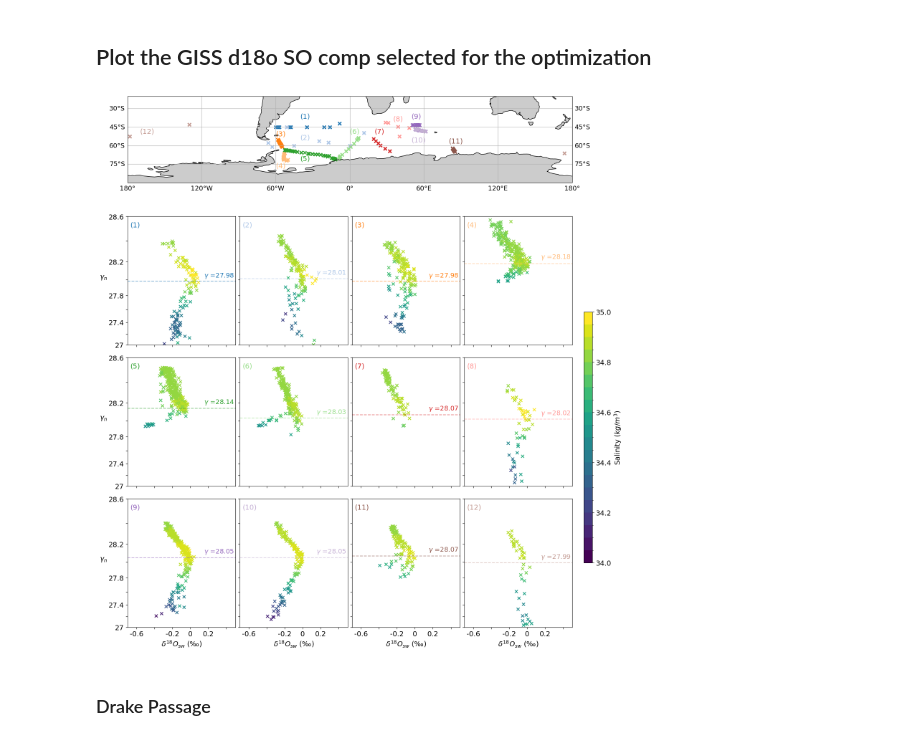
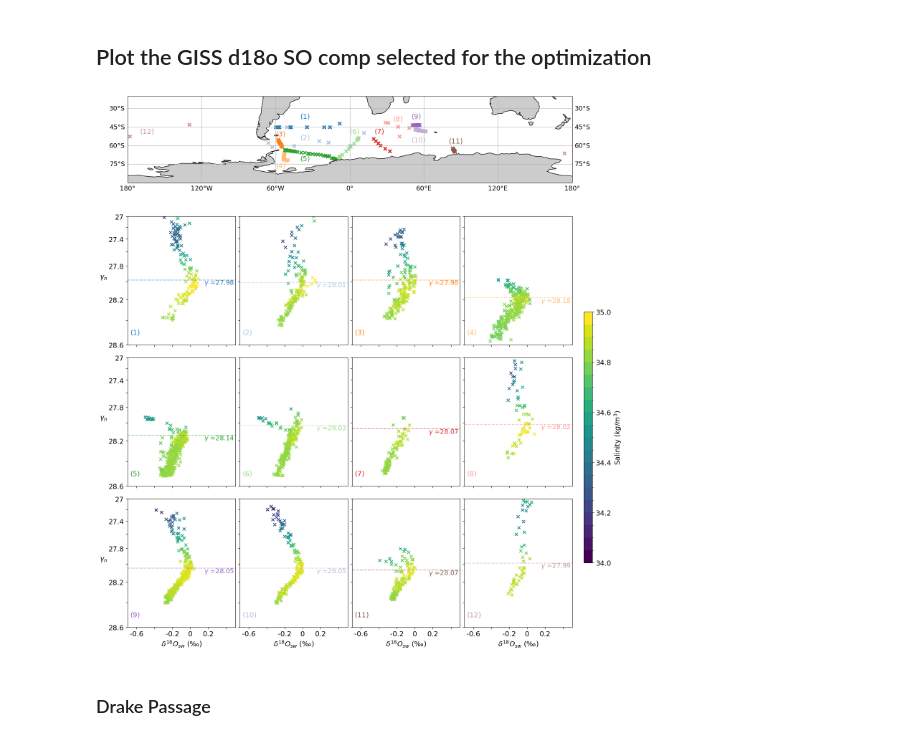
Before and after one commit to brumillet/d18o-southern-ocean, a Jupyter notebook: notebooks/optimization_fractions.ipynb, the cells around one changed output. Saved outputs shown, nothing was run; the diff lists cells and outputs as text; code cells hidden in the pictures.

```diff
--- a/notebooks/optimization_fractions.ipynb
+++ b/notebooks/optimization_fractions.ipynb
@@ -115,35 +115,36 @@ dfs2 = uf.create_dfs(aux2)
 fig = plt.figure(figsize = (16, 20)); gs = fig.add_gridspec(4, 4, wspace = 0.04, hspace = 0.1); font = 14
 
 ax = fig.add_subplot(gs[0, :], projection=ccrs.PlateCarree())
 ax.coastlines(resolution='110m'); gl = ax.gridlines(draw_labels = {'bottom': 'x', 'right': 'y', 'left': 'y'}, ylocs = [-90 + 15 * i for i in range(5)])
 ax.add_feature(cfeature.LAND, facecolor="0.8", edgecolor="none", zorder=0)
 gl.xlabel_style = {'size': font - 1}; gl.ylabel_style = {'size': font - 1}; ax.set_ylim(-90, -20); ax.set_xlim(-180, 180); couleurs = plt.cm.tab20(range(12))
 for i in range(12):
     ax.scatter(dfs2[i]['Longitude'], dfs2[i]['Latitude'], color = couleurs[i], marker = 'x')
     ax.text(uf.coords_dataset[i][0], uf.coords_dataset[i][1], '(' + str(i+1) + ')', fontsize = font, color = couleurs[i])
 
 
 norm_S = uf.get_BoundNorm(34, 35, nbins = 20)
 for i in range(12):
     i_row, i_col = i//4 + 1, i%4; xlabels, ylabels = uf.get_xylabels(3, 4, i)
 
     ax = fig.add_subplot(gs[i_row, i_col])
     sc = ax.scatter(dfs2[i]['d18O'], dfs2[i]['gamma_n'], marker = 'x', c = dfs2[i]['absolute_salinity'], norm = norm_S)
 
     ax.axhline(y = uf.l_neut_dens[i], ls = '--', color = couleurs[i], alpha = 0.5); ax.text(0.15, uf.l_neut_dens[i] + 0.05, '$\gamma$ =' + str(uf.l_neut_dens[i]), fontsize = font - 1, color = couleurs[i])
     ax.text(-0.67, 28.52, '(' + str(i + 1) + ')', fontsize = font, color = couleurs[i])
 
-    ax.set_yscale('custom_scale'); ax.invert_yaxis()
+    ax.set_yscale('custom_scale')
     uf.plot_details_axis(ax, sc, cb = False, xlim = (-0.7, 0.5), ylim = (28.6, 27), nbins = 20, xticks = [-0.6 + 0.2*i for i in range(6)], yticks = [27 + 0.2*i for i in range(9)], font = font, xlabels = xlabels, ylabels = ylabels)
+    ax.invert_yaxis()
 
     if ylabels: ax.set_ylabel('$\gamma_n$', fontsize = font, rotation = 0, labelpad = 10); ax.set_yticklabels(['27', '', '27.4', '', '27.8', '', '28.2', '', '28.6'], fontsize = font)
     if xlabels: ax.set_xlabel('$\delta^{18}O_{sw}$ (‰)', fontsize = font); ax.set_xticklabels([-0.6, '', -0.2, 0, 0.2, ''], fontsize = font)
 
 uf.add_cbar(fig, sc, y = 0.2, height = 0.35, fontsize = font, label = 'Salinity ($kg/m^3$)', ticks = [34 + i * 0.2 for i in range (6)])
 
 plt.savefig(fig_path + 'd18o_profiles_SO_map_optimization.png', bbox_inches = 'tight')
 # %% [output]
-[figure, old version]
+[figure, new version]
 # %% [markdown]
 ### Drake Passage
 # %%
```
Also changed, not shown: 1 other file.
